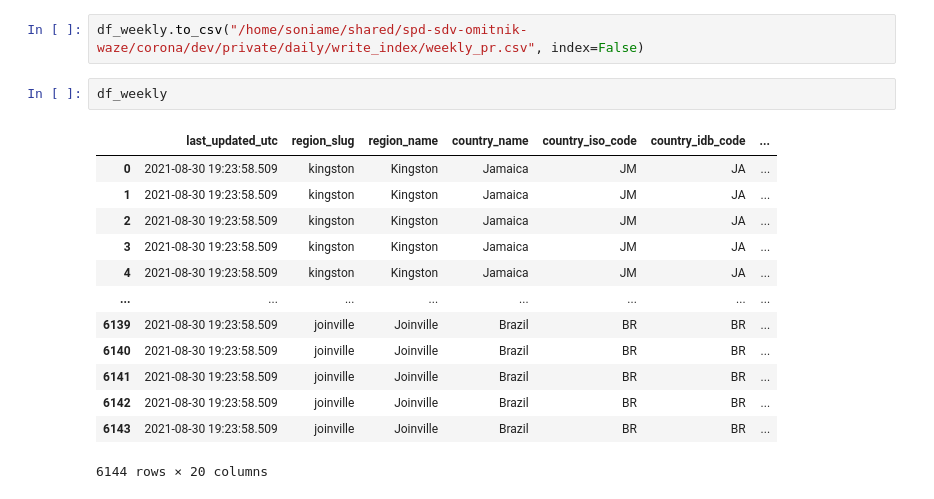
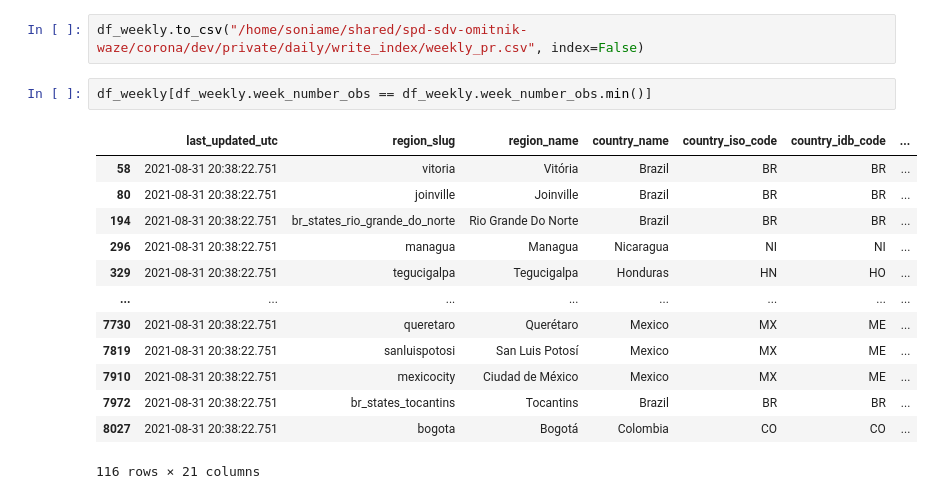
Before and after one commit to EL-BID/IDB-IDB-Invest-Coronavirus-Impact-Dashboard, a Jupyter notebook: notebooks/smooth_ts-toydashboard_data.ipynb, the cells around one changed output. Drawn from its saved outputs; the diff is of its cells as text.

```diff
--- a/notebooks/smooth_ts-toydashboard_data.ipynb
+++ b/notebooks/smooth_ts-toydashboard_data.ipynb
@@ -740,18 +746,18 @@ df_weekly.loc[df_weekly.region_slug == 'country_mexico', 'tcp'] = None
 # %%
 df_weekly.to_csv("/home/soniame/shared/spd-sdv-omitnik-waze/corona/dev/private/daily/write_index/weekly_pr.csv", index=False)
-# %%
-df_weekly
-# %% [output]
-|  | last_updated_utc | region_slug | region_name | country_name | country_iso_code | country_idb_code | ... |
-| 0 | 2021-08-30 19:23:58.509 | kingston | Kingston | Jamaica | JM | JA | ... |
-| 1 | 2021-08-30 19:23:58.509 | kingston | Kingston | Jamaica | JM | JA | ... |
-| 2 | 2021-08-30 19:23:58.509 | kingston | Kingston | Jamaica | JM | JA | ... |
-| 3 | 2021-08-30 19:23:58.509 | kingston | Kingston | Jamaica | JM | JA | ... |
-| 4 | 2021-08-30 19:23:58.509 | kingston | Kingston | Jamaica | JM | JA | ... |
-| ... | ... | ... | ... | ... | ... | ... | ... |
-| 6139 | 2021-08-30 19:23:58.509 | joinville | Joinville | Brazil | BR | BR | ... |
-| 6140 | 2021-08-30 19:23:58.509 | joinville | Joinville | Brazil | BR | BR | ... |
-| 6141 | 2021-08-30 19:23:58.509 | joinville | Joinville | Brazil | BR | BR | ... |
-| 6142 | 2021-08-30 19:23:58.509 | joinville | Joinville | Brazil | BR | BR | ... |
-| 6143 | 2021-08-30 19:23:58.509 | joinville | Joinville | Brazil | BR | BR | ... |
-6144 rows × 20 columns
+# %%
+df_weekly[df_weekly.week_number_obs == df_weekly.week_number_obs.min()]
+# %% [output]
+|  | last_updated_utc | region_slug | region_name | country_name | country_iso_code | country_idb_code | ... |
+| 58 | 2021-08-31 20:38:22.751 | vitoria | Vitória | Brazil | BR | BR | ... |
+| 80 | 2021-08-31 20:38:22.751 | joinville | Joinville | Brazil | BR | BR | ... |
+| 194 | 2021-08-31 20:38:22.751 | br_states_rio_grande_do_norte | Rio Grande Do Norte | Brazil | BR | BR | ... |
+| 296 | 2021-08-31 20:38:22.751 | managua | Managua | Nicaragua | NI | NI | ... |
+| 329 | 2021-08-31 20:38:22.751 | tegucigalpa | Tegucigalpa | Honduras | HN | HO | ... |
+| ... | ... | ... | ... | ... | ... | ... | ... |
+| 7730 | 2021-08-31 20:38:22.751 | queretaro | Querétaro | Mexico | MX | ME | ... |
+| 7819 | 2021-08-31 20:38:22.751 | sanluispotosi | San Luis Potosí | Mexico | MX | ME | ... |
+| 7910 | 2021-08-31 20:38:22.751 | mexicocity | Ciudad de México | Mexico | MX | ME | ... |
+| 7972 | 2021-08-31 20:38:22.751 | br_states_tocantins | Tocantins | Brazil | BR | BR | ... |
+| 8027 | 2021-08-31 20:38:22.751 | bogota | Bogotá | Colombia | CO | CO | ... |
+116 rows × 21 columns
```
Also changed, not shown: parts of 6 cells of this notebook, 1 other file.
